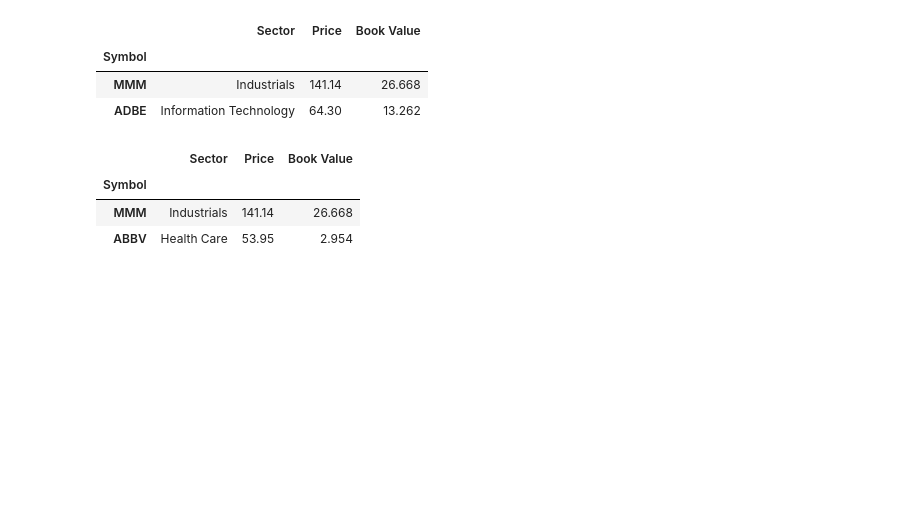
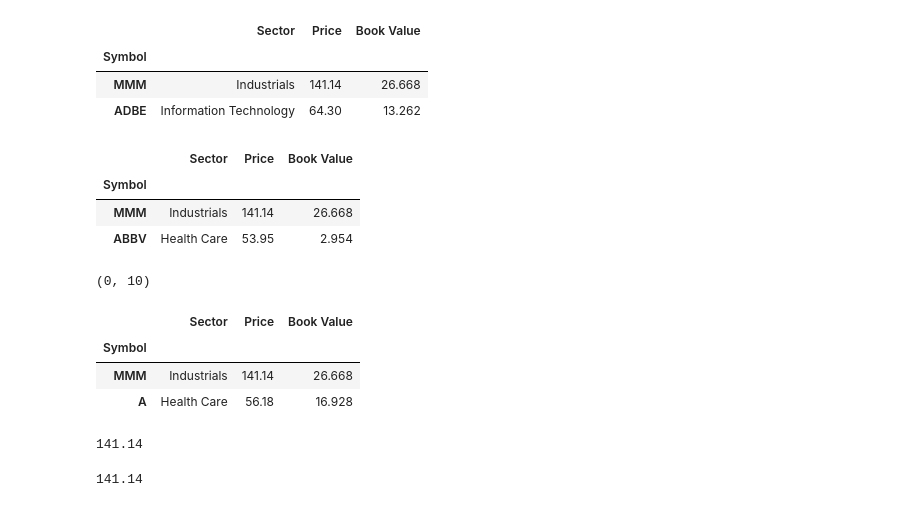
Before and after one commit to pawanGithub10/MachineLearning, a Jupyter notebook: PandasFinance.ipynb, the cells around one changed output. Drawn from its saved outputs; the diff is of its cells as text; code cells hidden in the pictures; blank space fills up the shorter version.

```diff
--- a/PandasFinance.ipynb
+++ b/PandasFinance.ipynb
@@ -139,3 +139,24 @@ sp500.iloc[[0,2]]
 | Symbol |  |  |  |
 | MMM | Industrials | 141.14 | 26.668 |
 | ABBV | Health Care | 53.95 | 2.954 |
+# %%
+i1 = sp500.index.get_loc('MMM')
+i2 = sp500.index.get_loc('A')
+i1,i2
+# %% [output]
+(0, 10)
+# %%
+sp500.iloc[[i1,i2]]
+# %% [output]
+|  | Sector | Price | Book Value |
+| Symbol |  |  |  |
+| MMM | Industrials | 141.14 | 26.668 |
+| A | Health Care | 56.18 | 16.928 |
+# %%
+sp500.at['MMM','Price']
+# %% [output]
+141.14
+# %%
+sp500.iat[0,1]
+# %% [output]
+141.14
```
Also changed, not shown: parts of 14 cells of this notebook.
